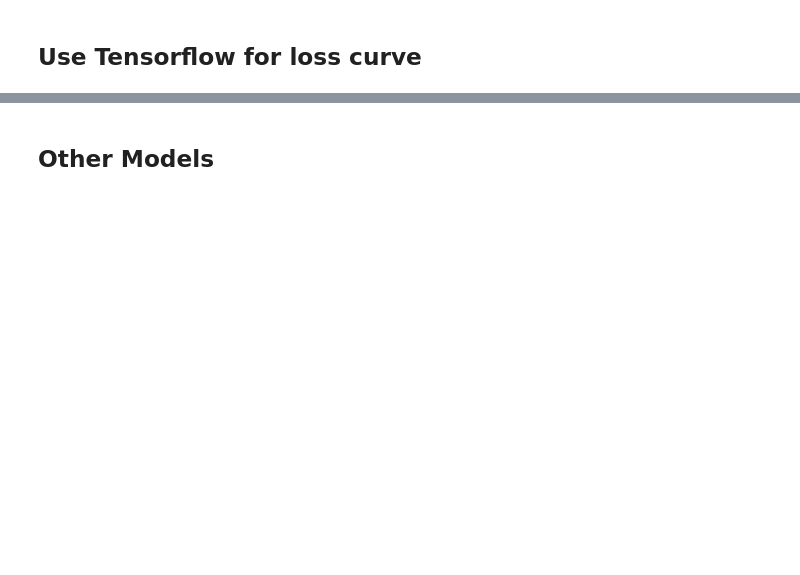
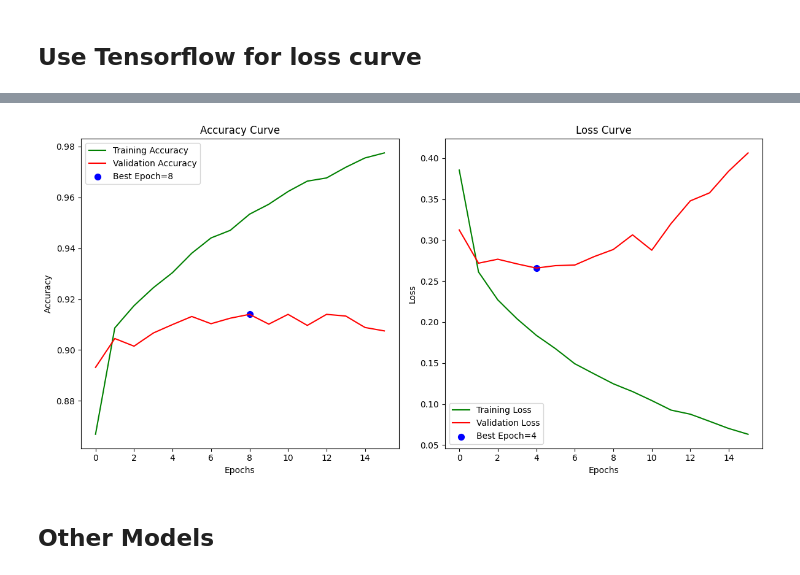
Before and after one commit to 3ab3z2/Machine-fashion-model-mnist, a Jupyter notebook: 20241203-fashion.ipynb, the cells around one changed output, grey strips where cells are left out. Saved outputs shown, nothing was run; the diff lists cells and outputs as text; code cells hidden in the pictures; blank space fills up the shorter version.

```diff
--- a/20241203-fashion.ipynb
+++ b/20241203-fashion.ipynb
@@ -265,0 +238,9 @@ plt.show()
+# %%
+model= Sequential([
+        Dense(128, activation='relu', input_dim=X_trn.shape[1]),
+        Dense( 64, activation='relu'),
+        Dense(  5, activation='softmax'),
+])
+model.compile(optimizer='adam', loss='sparse_categorical_crossentropy', metrics=['accuracy'])
+# %%
+h= model.fit(X_trn, y_trn, epochs=16, validation_split=0.2)
@@ -266,3 +265,30 @@ plt.show()
+# %%
+plt.figure(figsize=(12, 6))
+
+plt.subplot(1, 2, 1)
+plt.plot(h.history['accuracy'],     c='green', label='Training Accuracy')
+plt.plot(h.history['val_accuracy'], c='red',   label='Validation Accuracy')
+best_point= np.argmax(h.history['val_accuracy'])#we want the highest validation accuracy
+plt.scatter(best_point, h.history['val_accuracy'][best_point], s=50, c='blue', label=f'Best Epoch={best_point}')
+plt.legend()
+plt.title('Accuracy Curve')
+plt.xlabel('Epochs')
+plt.ylabel('Accuracy')
+
+plt.subplot(1, 2, 2)
+plt.plot(h.history['loss'],     c='green', label='Training Loss')
+plt.plot(h.history['val_loss'], c='red',   label='Validation Loss')
+best_point= np.argmin(h.history['val_loss'])#we want the lowest validation loss
+plt.scatter(best_point, h.history['val_loss'][best_point], s=50, c='blue', label=f'Best Epoch={best_point}')
+plt.legend()
+plt.title('Loss Curve')
+plt.xlabel('Epochs')
+plt.ylabel('Loss')
+
+plt.tight_layout()
+plt.show()
+# %% [output]
+[figure, added]
 # %% [markdown]
 ## Other Models
 # %%
```
Also changed, not shown: parts of 31 cells of this notebook, 1 other file.
